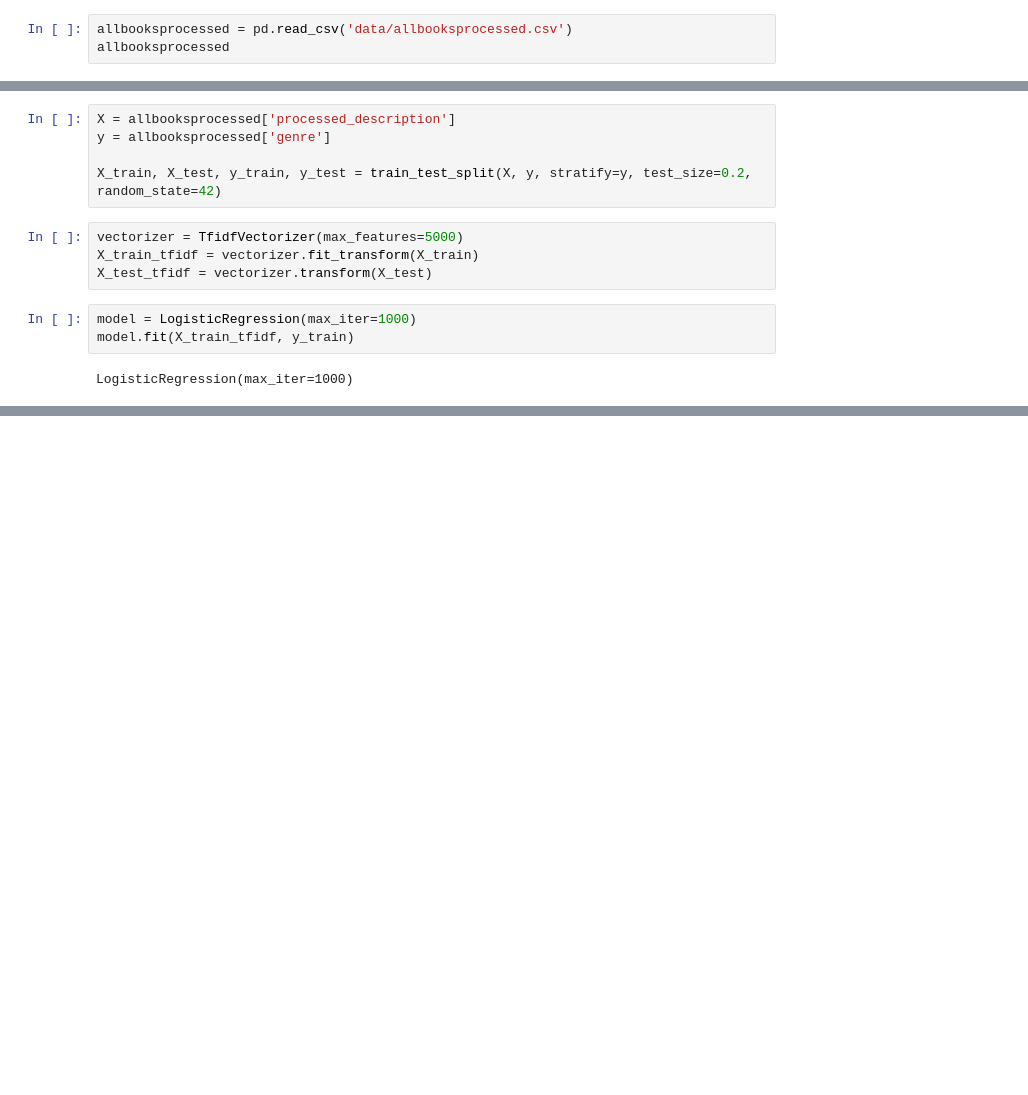
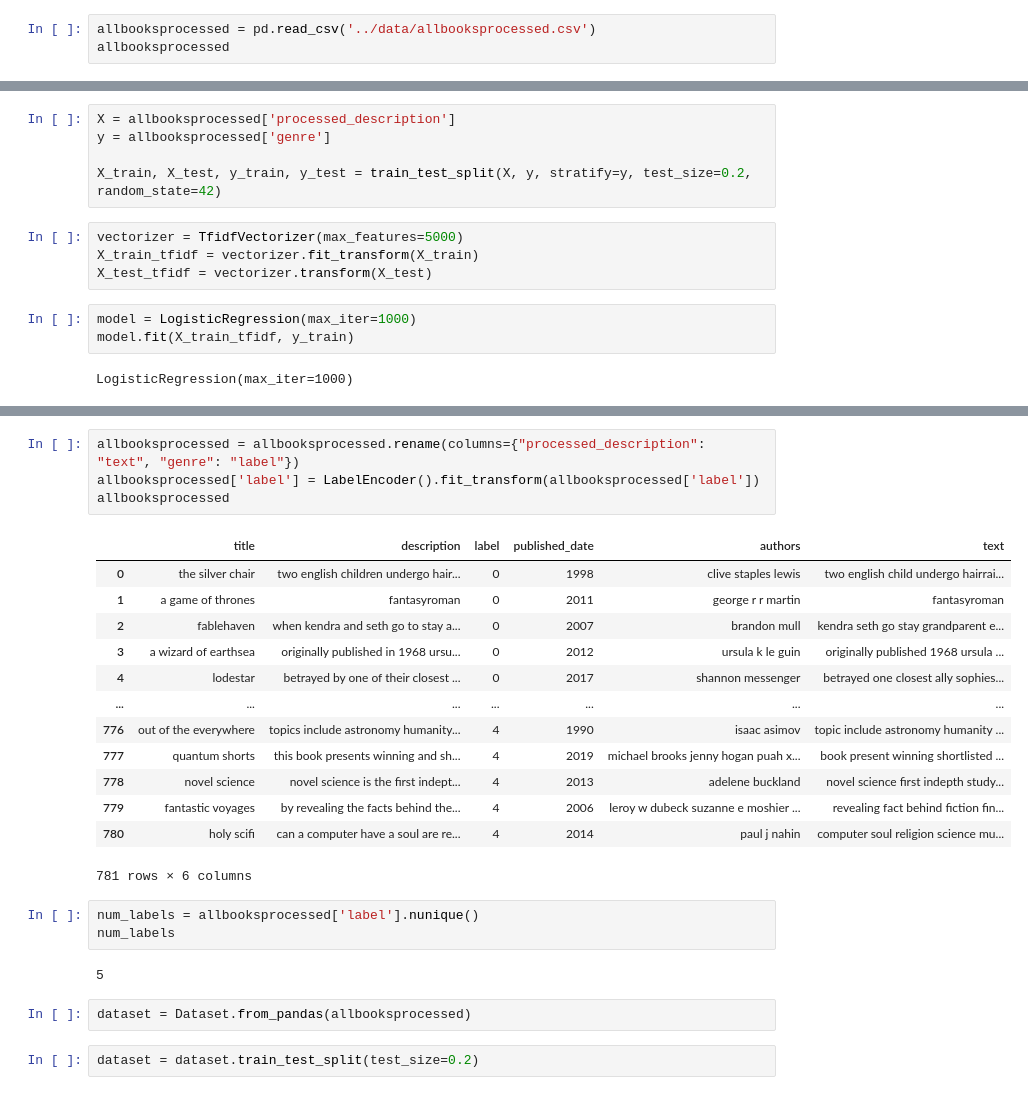
Before and after one commit to Jorgen85Lex/Book_Blurb_Capstone, a Jupyter notebook: notebooks/modeling.ipynb, the cells around one changed output, grey strips where cells are left out. Cells and saved outputs as stored; diff of their text form; blank space fills up the shorter version.

Commit message:
tried CountVect/TFIDF and in process of DistilBert

```diff
--- a/notebooks/modeling.ipynb
+++ b/notebooks/modeling.ipynb
@@ -43,7 +51,7 @@ def preprocess(text_description):
     tokens = [lemmatizer.lemmatize(word) for word in tokens if word not in stop_words]
     return " ".join(tokens)
 # %%
-allbooksprocessed = pd.read_csv('data/allbooksprocessed.csv')
+allbooksprocessed = pd.read_csv('../data/allbooksprocessed.csv')
 allbooksprocessed
 # %% [output]
 |  | title | description | genre | published_date | authors | processed_description |
@@ -109,0 +171,27 @@ plt.show()
+# %%
+allbooksprocessed = allbooksprocessed.rename(columns={"processed_description": "text", "genre": "label"})
+allbooksprocessed['label'] = LabelEncoder().fit_transform(allbooksprocessed['label'])
+allbooksprocessed
+# %% [output]
+|  | title | description | label | published_date | authors | text |
+| 0 | the silver chair | two english children undergo hair... | 0 | 1998 | clive staples lewis | two english child undergo hairrai... |
+| 1 | a game of thrones | fantasyroman | 0 | 2011 | george r r martin | fantasyroman |
+| 2 | fablehaven | when kendra and seth go to stay a... | 0 | 2007 | brandon mull | kendra seth go stay grandparent e... |
+| 3 | a wizard of earthsea | originally published in 1968 ursu... | 0 | 2012 | ursula k le guin | originally published 1968 ursula ... |
+| 4 | lodestar | betrayed by one of their closest ... | 0 | 2017 | shannon messenger | betrayed one closest ally sophies... |
+| ... | ... | ... | ... | ... | ... | ... |
+| 776 | out of the everywhere | topics include astronomy humanity... | 4 | 1990 | isaac asimov | topic include astronomy humanity ... |
+| 777 | quantum shorts | this book presents winning and sh... | 4 | 2019 | michael brooks jenny hogan puah x... | book present winning shortlisted ... |
+| 778 | novel science | novel science is the first indept... | 4 | 2013 | adelene buckland | novel science first indepth study... |
+| 779 | fantastic voyages | by revealing the facts behind the... | 4 | 2006 | leroy w dubeck suzanne e moshier ... | revealing fact behind fiction fin... |
+| 780 | holy scifi | can a computer have a soul are re... | 4 | 2014 | paul j nahin | computer soul religion science mu... |
+781 rows × 6 columns
+# %%
+num_labels = allbooksprocessed['label'].nunique()
+num_labels
+# %% [output]
+5
+# %%
+dataset = Dataset.from_pandas(allbooksprocessed)
+# %%
+dataset = dataset.train_test_split(test_size=0.2)
```
Also changed, not shown: parts of 18 cells of this notebook.
